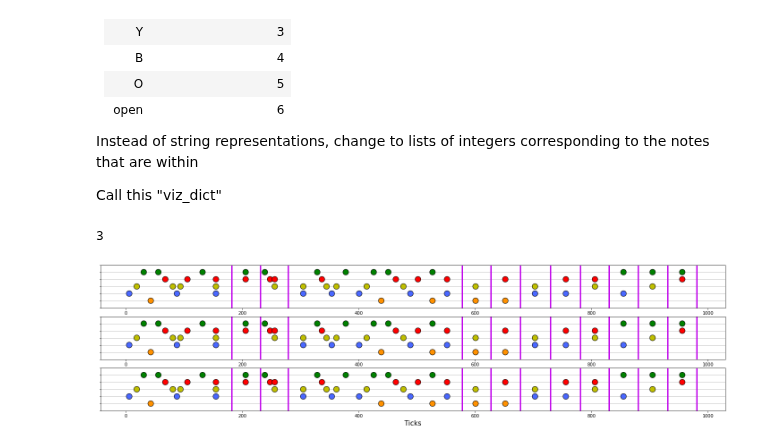
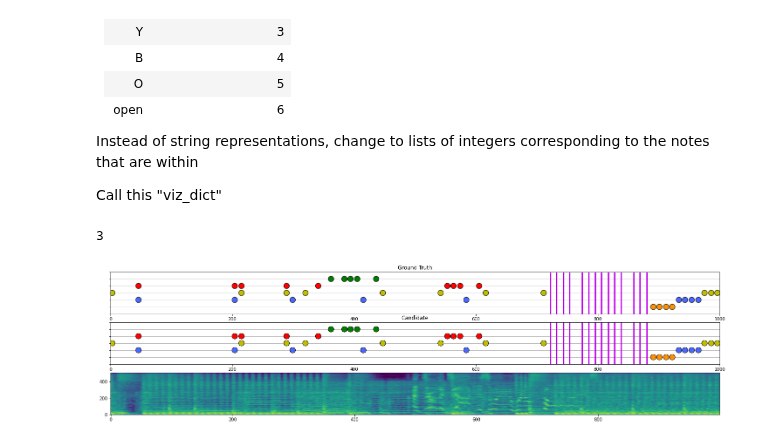
Before and after one commit to elliottwaissbluth/tensor-hero, a Jupyter notebook: Data Viz/data_viz.ipynb, the cells around one changed output. Drawn from its saved outputs; the diff is of its cells as text; code cells hidden in the pictures.

Commit message:
Finished prototyping original visualization function

```diff
--- a/Data Viz/data_viz.ipynb
+++ b/Data Viz/data_viz.ipynb
@@ -6,6 +6,7 @@ import matplotlib.pyplot as plt
 
 # Load up notes.npy and cut it slightly short to prototype the visualization
 notes = np.load('notes.npy')
+audio = np.load('spectrogram.npy')
 # %%
 print(len(notes))
 
@@ -130,38 +131,53 @@ def create_scatter_axes(notes, ax=None):
     if ax is None:
         ax = plt.gca()
     # fig.set_size_inches(min(len(notes)/40, 900), 2)
+
     ax.set_ylim((0,6))
     ax.set_xlabel('Ticks', fontsize=15)
     ax.set_yticks(np.arange(0,7,1))
     ax.grid(axis= 'y', which='both')
     ax.set_axisbelow(True)
     ax.set_yticklabels([])
+    ax.set_xlim(0, len(notes))
     ax.scatter(x, y, edgecolors='k', color=c, s=160)
 
     # Plot open notes
     for coord in coords:
         ax.plot(coord[0], coord[1], linewidth=3, color='#c000eb')
 
     return ax
 
 def plot_chart(ground_truth, candidate=None, audio=None):
     num_subplots = 1 + int(candidate is not None) + int(audio is not None)
+
     fig, axes = plt.subplots(num_subplots)
     fig.set_size_inches(min(len(ground_truth)/40, 900), 2*num_subplots)
-    for ax in axes:
-        create_scatter_axes(ground_truth, ax)
-    # ax = create_scatter_arrays(ground_truth)
+
+    # Create the ground truth plot
+    create_scatter_axes(ground_truth, axes[0])
+    axes[0].set_title('Ground Truth')
+
+    # Compare the candidate
+    if candidate is not None:
+        create_scatter_axes(candidate, axes[1])
+        axes[1].set_title('Candidate')
+
+    if audio is not None:
+        axes[2].imshow(audio, aspect='auto', origin='lower')
+
+    fig.align_xlabels(axes)
+
     print(num_subplots)
 
 sliced_notes = slice_notes(notes, start = 60, end = 70)
-ax = plot_chart(sliced_notes, sliced_notes, sliced_notes)
+ax = plot_chart(sliced_notes, sliced_notes, audio[:, 6000:7000])
 
 # fig, ax = plt.subplots()
 # fig.set_size_inches(,2)
 # ax.set_ylim((0,6))
 
 
 # plt.scatter(x, y, color=c, s = 150)
 # %% [output]
 3
-[figure, old version]
+[figure, new version]
```
Also changed, not shown: parts of 1 cell of this notebook, 2 other files.
